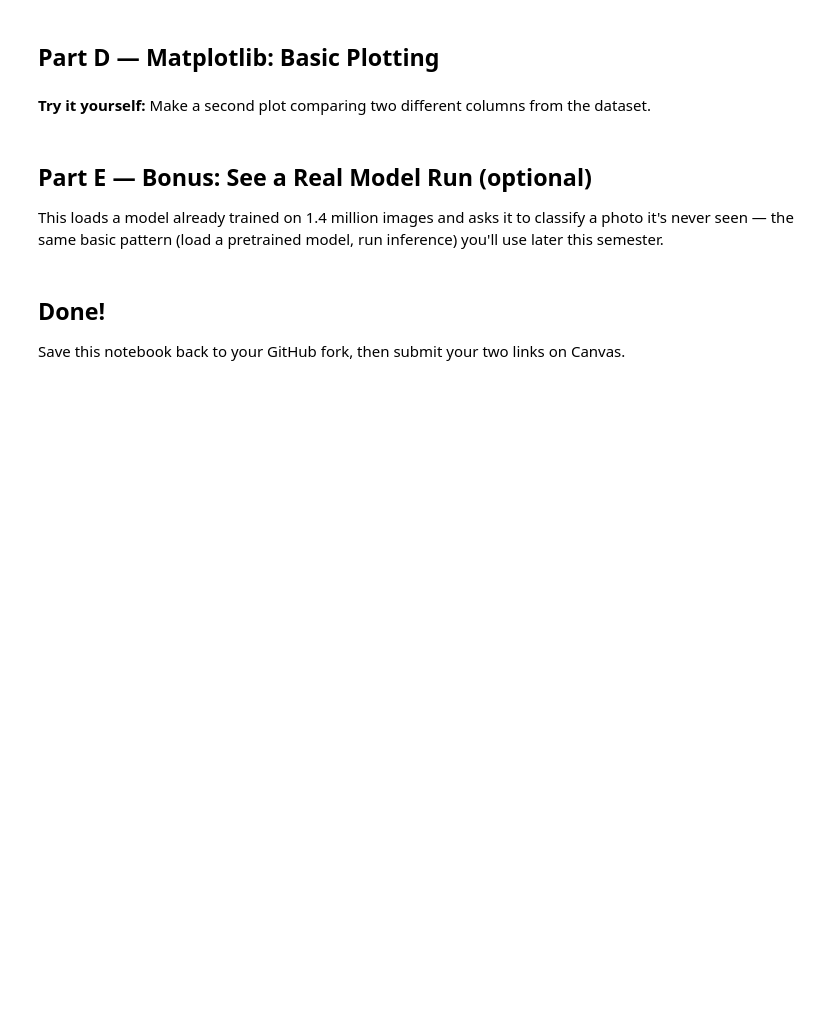
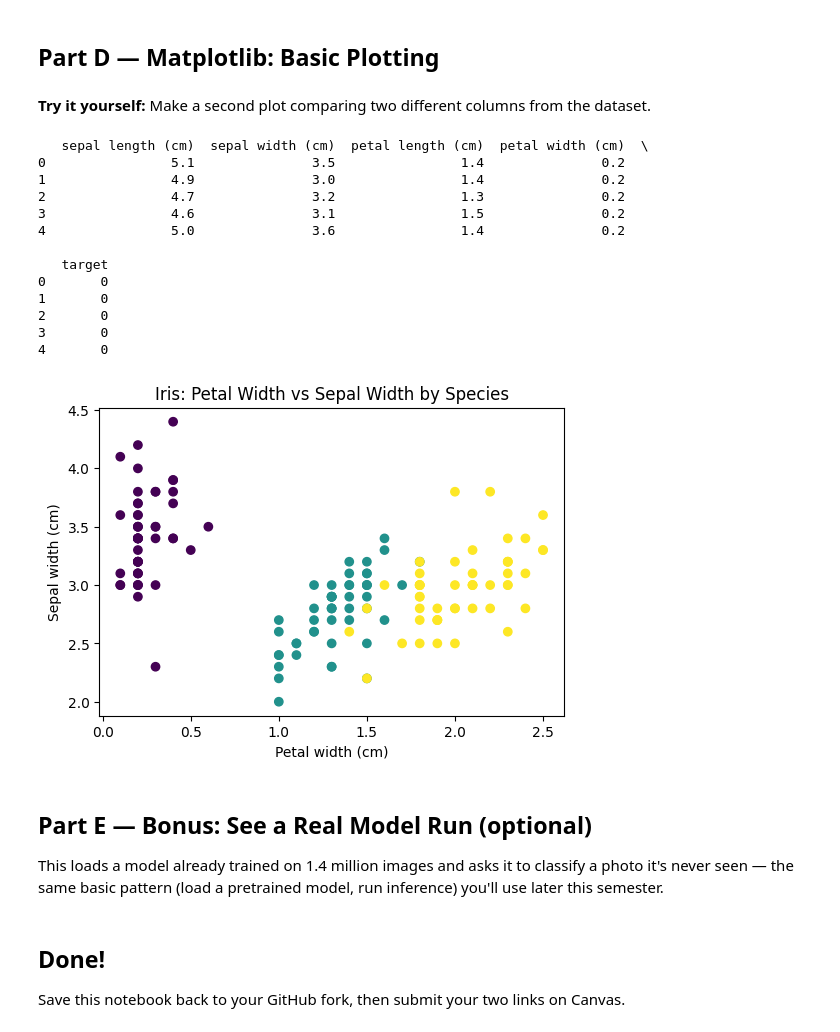
Before and after one commit to Nicky5x/IT480-FA26, a Jupyter notebook: Lab0/hello_deep_learning.ipynb, the cells around one changed output. Cells and saved outputs as stored; diff of their text form; code cells hidden in the pictures; blank space fills up the shorter version.

```diff
--- a/Lab0/hello_deep_learning.ipynb
+++ b/Lab0/hello_deep_learning.ipynb
@@ -83,3 +101,15 @@ print(df.groupby('target').mean())
 **Try it yourself:** Filter the dataframe for a different condition of your choosing (e.g., sepal width above some value), and print how many rows match.
 # %%
 # Your code here
+import pandas as pd
+from sklearn.datasets import load_iris
+
+iris = load_iris(as_frame=True)
+df = iris.frame
+print(df.head())
+print(df.describe())
+
+wide_petals = df[df['petal width (cm)'] > 5]
+print(wide_petals.shape)
+
+print(df.groupby('target').mean())
@@ -98,6 +146,30 @@ plt.show()
 **Try it yourself:** Make a second plot comparing two different columns from the dataset.
 # %%
 # Your code here
+import matplotlib.pyplot as plt
+print(df.head())
+
+plt.figure(figsize=(6,4))
+plt.scatter(df['petal width (cm)'], df['sepal width (cm)'], c=df['target'])
+plt.xlabel('Petal width (cm)')
+plt.ylabel('Sepal width (cm)')
+plt.title('Iris: Petal Width vs Sepal Width by Species')
+plt.show()
+# %% [output]
+   sepal length (cm)  sepal width (cm)  petal length (cm)  petal width (cm)  \
+0                5.1               3.5                1.4               0.2
+1                4.9               3.0                1.4               0.2
+2                4.7               3.2                1.3               0.2
+3                4.6               3.1                1.5               0.2
+4                5.0               3.6                1.4               0.2
+
+   target
+0       0
+1       0
+2       0
+3       0
+4       0
+[figure, added]
 # %% [markdown]
 ## Part E — Bonus: See a Real Model Run (optional)
 
```
Also changed, not shown: parts of 2 cells of this notebook.
